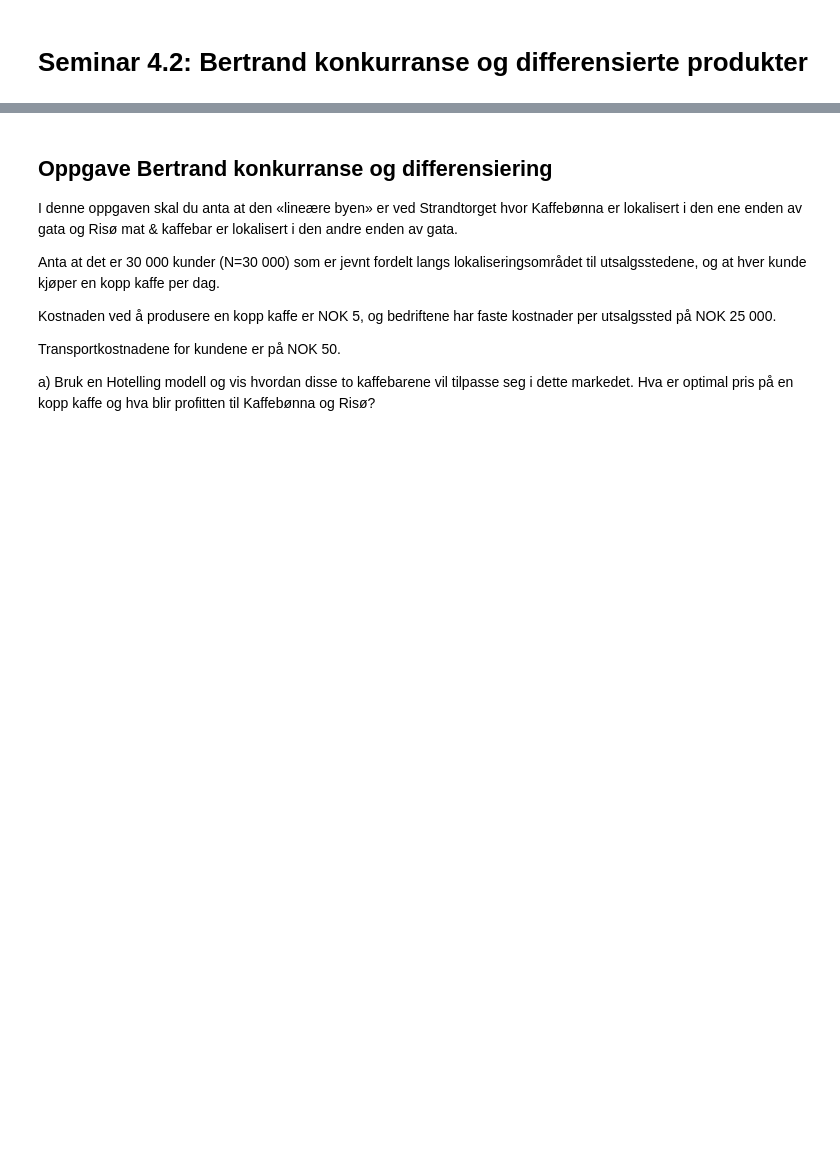
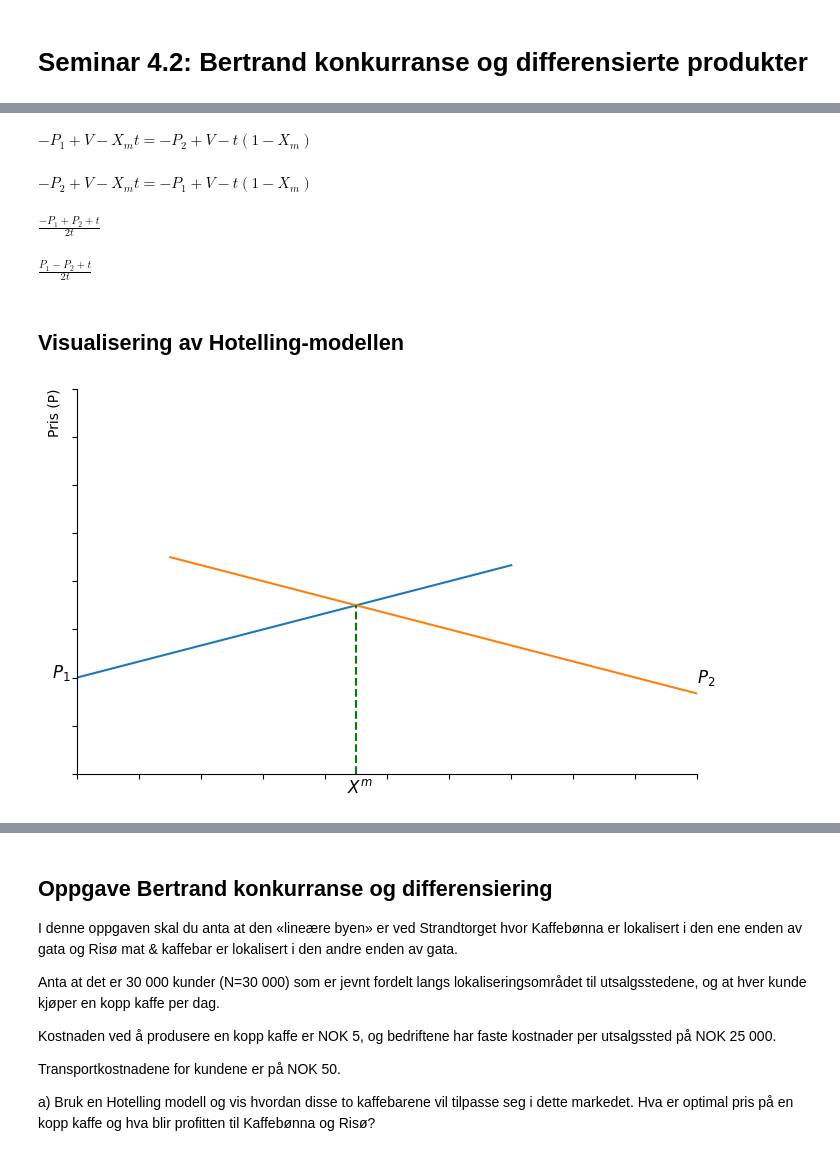
Before and after one commit to DanielFabioG/sok-2030-bok, a Jupyter notebook: docs/_sources/notebooks/4/Seminar_4.2_-_Bertrand_konkurranse_og_differensiering.ipynb, the cells around one changed output, grey strips where cells are left out. Drawn from its saved outputs; the diff is of its cells as text; code cells hidden in the pictures; blank space fills up the shorter version.

```diff
--- a/docs/_sources/notebooks/4/Seminar_4.2_-_Bertrand_konkurranse_og_differensiering.ipynb
+++ b/docs/_sources/notebooks/4/Seminar_4.2_-_Bertrand_konkurranse_og_differensiering.ipynb
@@ -15,0 +53,72 @@ $$
+# %%
+# Definerer symboler
+V,c, t, N, P_1,P_2,Q_1,Q_2,X_m = sp.symbols('V c t N P_1 P_2 Q_1 Q_2 X_m')
+
+# Definerer likevektsbetingelser for bedrift 1
+eq_1 = sp.Eq(V-P_1-t*X_m, V-P_2-t*(1-X_m))
+
+# Definerer likevektsbetingelser for bedrift 2
+eq_2 = sp.Eq(V-P_2-t*X_m, V-P_1-t*(1-X_m))
+
+display(eq_1, eq_2)
+# %% [output]
+$\displaystyle - P_{1} + V - X_{m} t = - P_{2} + V - t \left(1 - X_{m}\right)$
+$\displaystyle - P_{2} + V - X_{m} t = - P_{1} + V - t \left(1 - X_{m}\right)$
+# %%
+# Løser for X_m for bedrift 1 og 2
+X_m_1 = sp.solve(eq_1, X_m)[0]
+X_m_2 = sp.solve(eq_2, X_m)[0]
+
+display(X_m_1, X_m_2)
+# %% [output]
+$\displaystyle \frac{- P_{1} + P_{2} + t}{2 t}$
+$\displaystyle \frac{P_{1} - P_{2} + t}{2 t}$
+# %% [markdown]
+## Visualisering av Hotelling-modellen
+# %%
+def etterspørsel(a, b, Q):
+    return a + (Q/b)
+
+def invers_etterspørsel(a, b, P):
+    return a - b*P
+
+#Q-verdier
+Q = np.linspace(0.001, 1400, 1000)
+
+Q_2 = np.linspace(0, 45, 1000)
+
+#funksjon for å skape akse
+def create_ax():
+                fig, ax = plt.subplots(figsize=(8, 5))
+                ax.set_ylabel('Pris (P)', loc='top', rotation=90)
+                # set Pris label both left and right
+                ax.yaxis.set_label_position('left')
+                ax.spines['top'].set_color('none')
+                ax.spines['right'].set_color('none')
+                ax.set_xticklabels([])
+                ax.set_yticklabels([])
+                return fig, ax
+
+fig, ax = create_ax()
+ax.plot(Q, etterspørsel(20, 60, Q))
+ax.plot(invers_etterspørsel(3000, 60, Q_2), Q_2)
+
+ax.set(xlim=(0, 2000))
+ax.set(ylim=(0, 80))
+
+# vlines til likevekt
+ax.vlines(x=900, ymin=0, ymax=35, color='g', linestyle='--')
+
+# Symbol for X_m under v_lines linjen
+ax.text(870, -4, r'$X^m$', fontsize=12, color='black')
+
+# Symbol for P_1 og P_2
+ax.text(-80, 20, r'$P_1$', fontsize=12, color='black')
+ax.text(2000, 19, r'$P_2$', fontsize=12, color='black')
+
+# fix x-ticks
+ax.set_xticks(np.arange(0, 2200, 200))
+
+plt.show()
+# %% [output]
+[figure, added]
```
Also changed, not shown: parts of 19 cells of this notebook, 27 other files.
